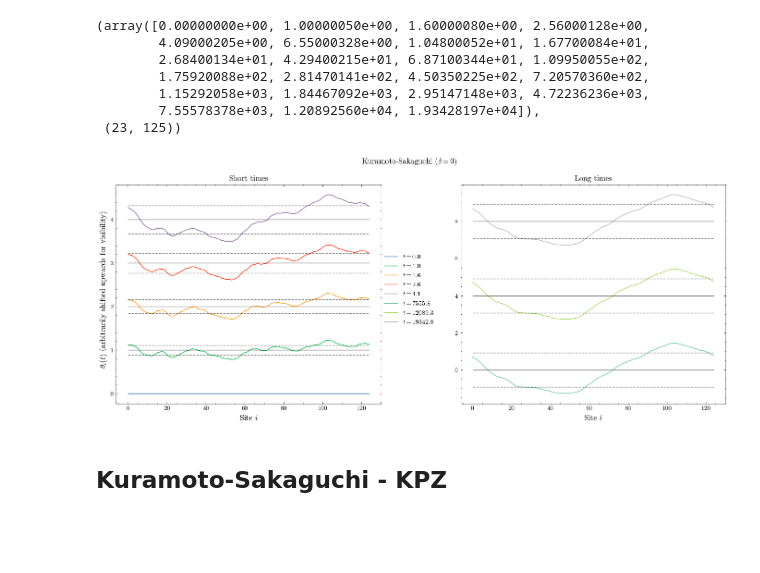
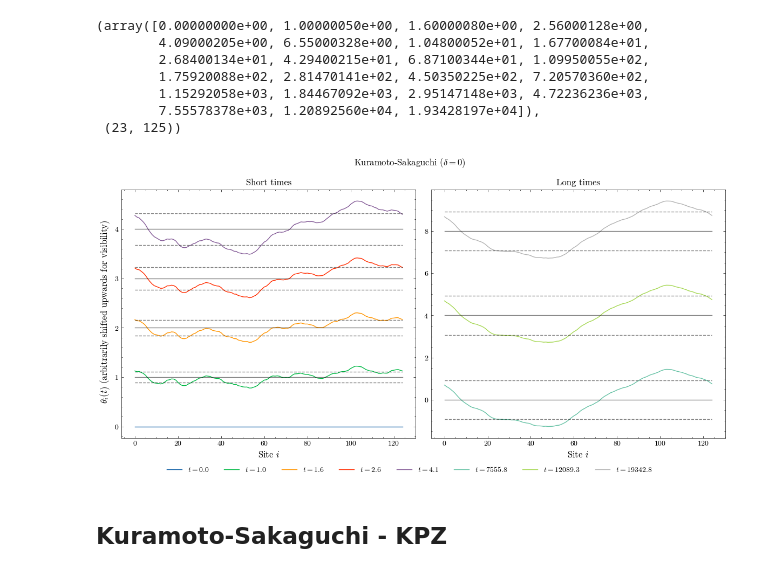
Before and after one commit to goznalo-git/RoughKuramoto, a Jupyter notebook: 1-Kuramoto-Sakaguchi.ipynb, the cells around one changed output. Saved outputs shown, nothing was run; the diff lists cells and outputs as text; code cells hidden in the pictures; blank space fills up the shorter version.

Commit message:
Improved visualization of phases, height difference correlation bugfix

```diff
--- a/1-Kuramoto-Sakaguchi.ipynb
+++ b/1-Kuramoto-Sakaguchi.ipynb
@@ -38,40 +38,43 @@ t, phases.shape
         7.55578378e+03, 1.20892560e+04, 1.93428197e+04]),
  (23, 125))
 # %%
-fig, ax = plt.subplots(1, 2, figsize=(14,6))
+fig, ax = plt.subplots(1, 2, figsize=(12,6))
 fig.suptitle(r"Kuramoto-Sakaguchi ($\delta = 0$)")
 fig.supylabel(r"$\theta_i(t)$ (arbitrarily shifted upwards for visibility)")
 ax[0].set_xlabel(r"Site $i$", fontsize=12)
 ax[1].set_xlabel(r"Site $i$", fontsize=12)
 
 ax[0].set_title("Short times")
 for ti, displace in zip([0,1,2,3,4], [0,1,2,3,4]):
     ax[0].plot(range(L), phases[ti,:] + displace - np.mean(phases[ti,:]), label=f"$t={np.round(t[ti],1)}$")
     if ti != 0:
         ax[0].plot(range(L), L * [displace], color="k", alpha=0.5)
         ax[0].plot(range(L), L * [np.std(phases[ti,:]) + displace], color="k", linestyle="--", alpha=0.5)
         ax[0].plot(range(L), L * [-np.std(phases[ti,:]) + displace], color="k", linestyle="--", alpha=0.5)
 
 ax[1].set_title("Long times")
 colors = plt.cm.Set2(np.linspace(0, 1, 3))  # different colors for subplot 2
 for (ti, displace), c in zip(zip([20,21,22], [0,4,8]), colors):
     ax[1].plot(range(L), phases[ti,:] + displace - np.mean(phases[ti,:]), color=c, label=f"$t={np.round(t[ti],1)}$")
     if ti != 0:
         ax[1].plot(range(L), L * [displace], color="k", alpha=0.5)
         ax[1].plot(range(L), L * [np.std(phases[ti,:]) + displace], color="k", linestyle="--", alpha=0.5)
         ax[1].plot(range(L), L * [-np.std(phases[ti,:]) + displace], color="k", linestyle="--", alpha=0.5)
 
 # one legend on the right (gather handles from both subplots)
 h0, l0 = ax[0].get_legend_handles_labels()
 h1, l1 = ax[1].get_legend_handles_labels()
 fig.legend(h0 + h1, l0 + l1,
-           loc="center", bbox_to_anchor=(0.5, 0.5))  # centered between them
+           loc="lower center",
+           bbox_to_anchor=(0.5, -0.02),   # push below the figure
+           ncol=len(l0 + l1),             # or choose e.g. ncol=4
+           frameon=False)
 
-plt.tight_layout(rect=[0, 0, 1, 1])
-plt.subplots_adjust(wspace=0.3)  # increase gap so the legend fits
-plt.show()
+# leave room at the bottom for the legend
+plt.tight_layout(rect=[0, 0.02, 1, 1])     # increase 0.08 if needed
+# plt.savefig("Figures/KuramotoPhases.png", dpi=300)
 # %% [output]
-[figure, old version]
+[figure, new version]
 # %% [markdown]
 ## Kuramoto-Sakaguchi - KPZ
 # %%
```
Also changed, not shown: parts of 2 cells of this notebook, 4 other files.
